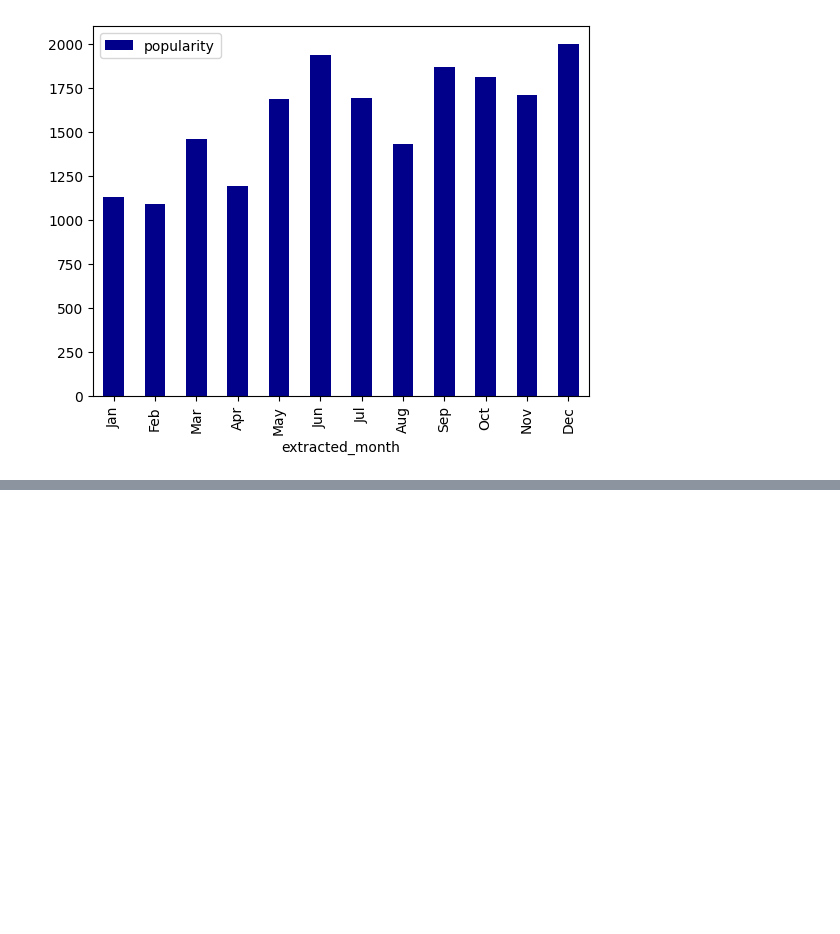
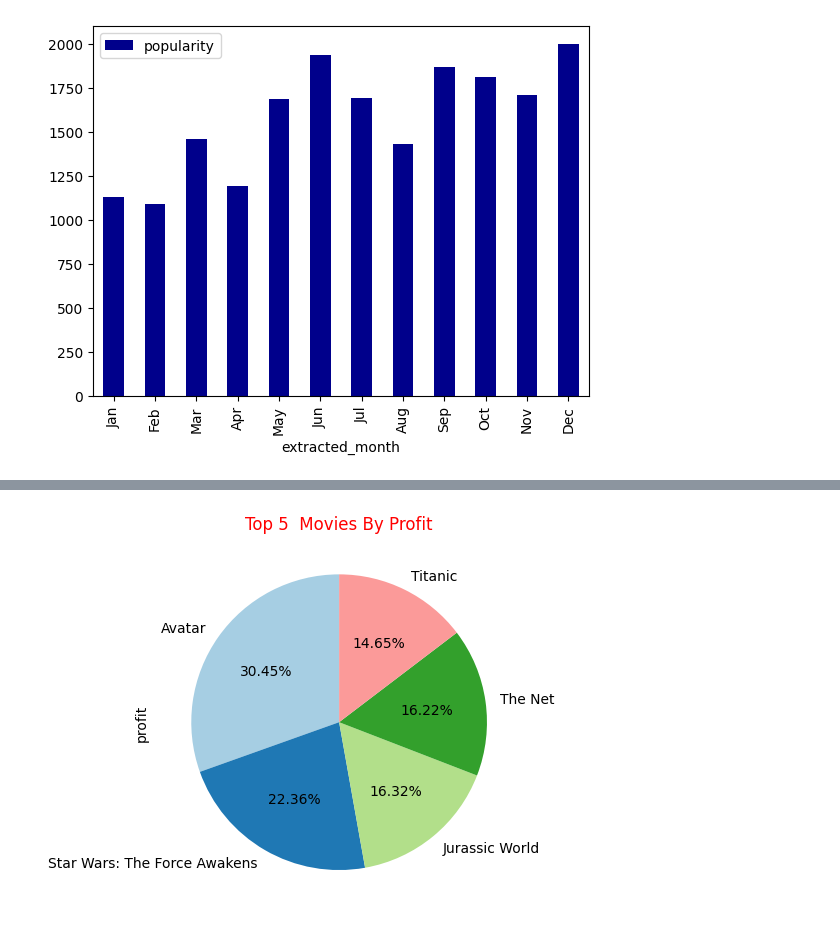
Before and after one commit to LuisAntonioDoHer/Movies_data_analysis, a Jupyter notebook: Movies_data_analysis.ipynb, the cells around one changed output, grey strips where cells are left out. Cells and saved outputs as stored; diff of their text form; code cells hidden in the pictures; blank space fills up the shorter version.

```diff
--- a/Movies_data_analysis.ipynb
+++ b/Movies_data_analysis.ipynb
@@ -438,0 +490,3 @@ plt.show()
+# %%
+df10 = df.groupby('original_title')['profit'].sum().sort_values(ascending = False).head(5)
+df10
@@ -438,0 +501,6 @@ plt.show()
+# %%
+df10.plot(kind='pie',autopct = '%1.2f%%', startangle = 90, colors= plt.cm.Paired.colors )
+plt.title('Top 5  Movies By Profit', color = 'red')
+plt.show()
+# %% [output]
+[figure, added]
```
Also changed, not shown: parts of 9 cells of this notebook.
